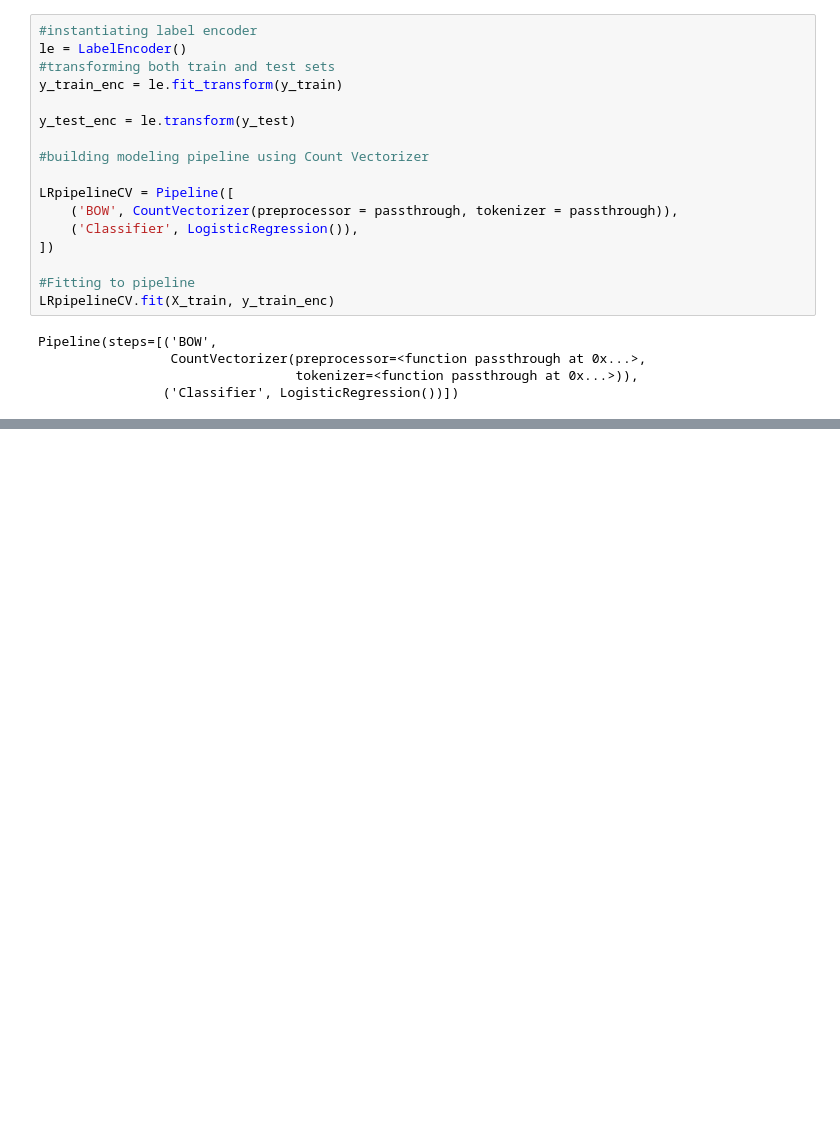
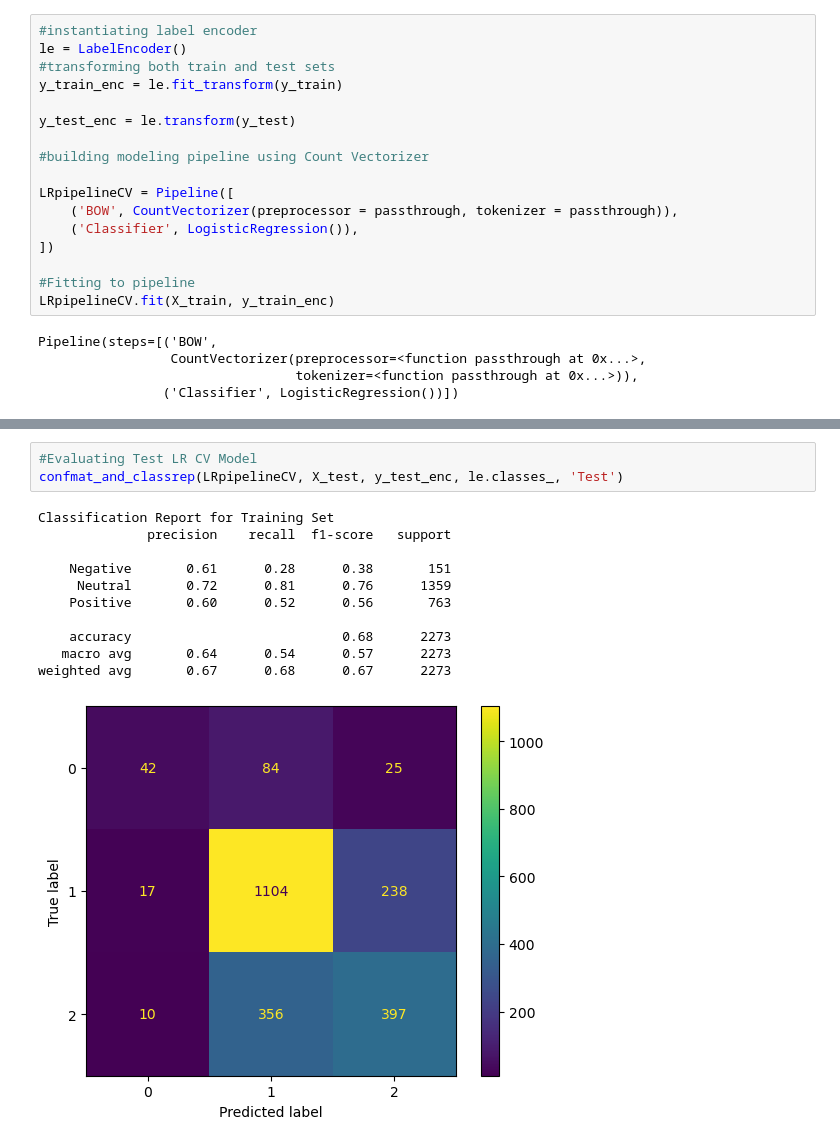
Before and after one commit to KennedyOwinoJnr/Twitter-Sentiment-Analysis, a Jupyter notebook: ProjectNotebook.ipynb, the cells around one changed output, grey strips where cells are left out. Cells and saved outputs as stored; diff of their text form; blank space fills up the shorter version.

```diff
--- a/ProjectNotebook.ipynb
+++ b/ProjectNotebook.ipynb
@@ -471,0 +513,15 @@ Pipeline(steps=[('BOW',
+# %%
+#Evaluating Test LR CV Model
+confmat_and_classrep(LRpipelineCV, X_test, y_test_enc, le.classes_, 'Test')
+# %% [output]
+Classification Report for Training Set
+              precision    recall  f1-score   support
+
+    Negative       0.61      0.28      0.38       151
+     Neutral       0.72      0.81      0.76      1359
+    Positive       0.60      0.52      0.56       763
+
+    accuracy                           0.68      2273
+   macro avg       0.64      0.54      0.57      2273
+weighted avg       0.67      0.68      0.67      2273
+[figure, added]
```
Also changed, not shown: parts of 14 cells of this notebook.
